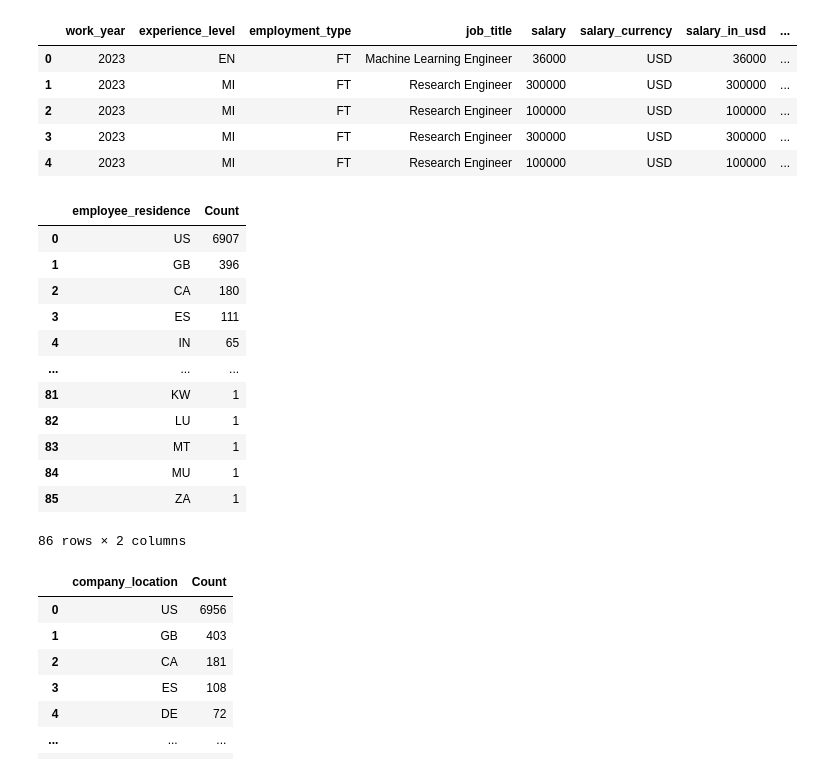
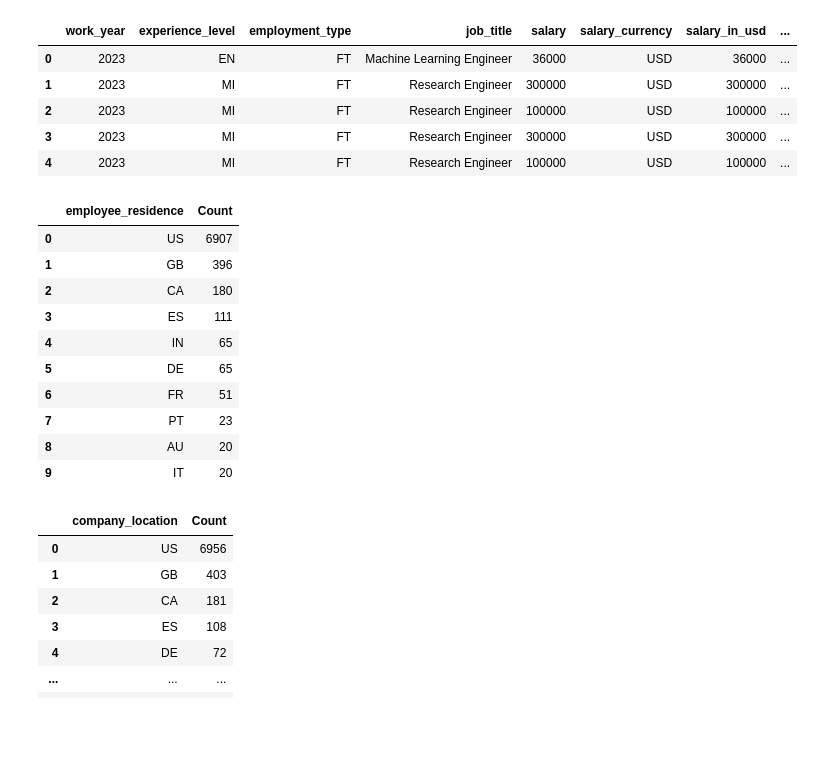
Before and after one commit to thundich/Project-1, a Jupyter notebook: Salary_Stats_and_Maps.ipynb, the cells around one changed output. Drawn from its saved outputs; the diff is of its cells as text; code cells hidden in the pictures; blank space fills up the shorter version.

```diff
--- a/Salary_Stats_and_Maps.ipynb
+++ b/Salary_Stats_and_Maps.ipynb
@@ -35,21 +36,19 @@ salary_data.head()
 # %%
 #Locate the number of employees per residence
 employee_residence = salary_data.groupby("employee_residence").count()[["work_year"]].rename(columns={"work_year": "Count"}).sort_values(by=["Count"], ascending=False).reset_index()
-employee_residence
+employee_residence.head(10)
 # %% [output]
 |  | employee_residence | Count |
 | 0 | US | 6907 |
 | 1 | GB | 396 |
 | 2 | CA | 180 |
 | 3 | ES | 111 |
 | 4 | IN | 65 |
-| ... | ... | ... |
-| 81 | KW | 1 |
-| 82 | LU | 1 |
-| 83 | MT | 1 |
-| 84 | MU | 1 |
-| 85 | ZA | 1 |
+| 5 | DE | 65 |
+| 6 | FR | 51 |
+| 7 | PT | 23 |
+| 8 | AU | 20 |
+| 9 | IT | 20 |
-86 rows × 2 columns
 # %%
 #Locate the number of employees per company location
 employee_company_location = salary_data.groupby("company_location").count()[["work_year"]].rename(columns={"work_year": "Count"}).sort_values(by=["Count"], ascending=False).reset_index()
```
Also changed, not shown: parts of 20 cells of this notebook, 3 other files.
